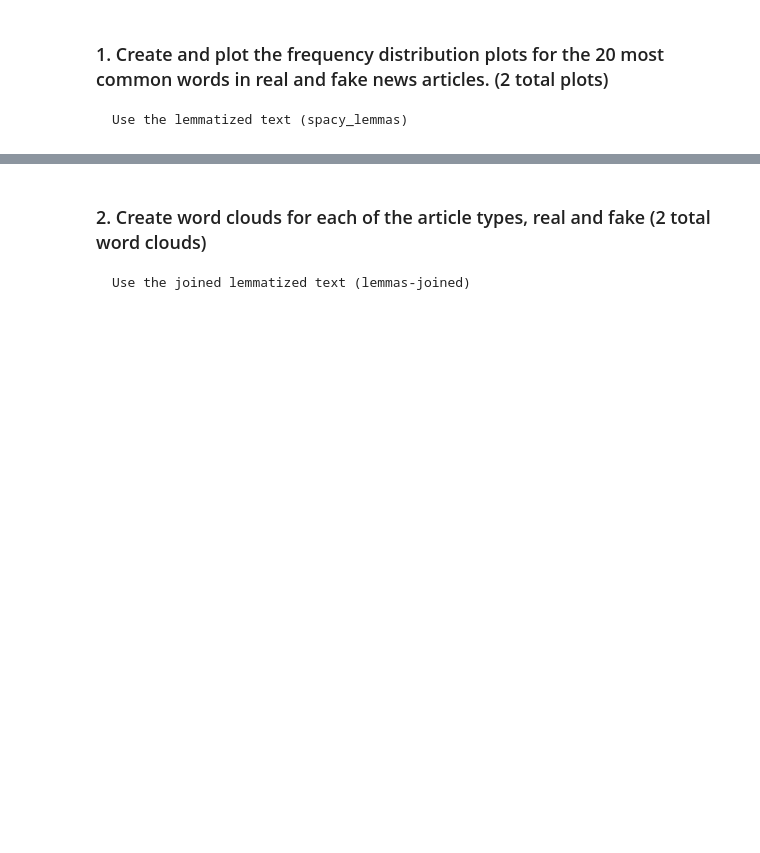
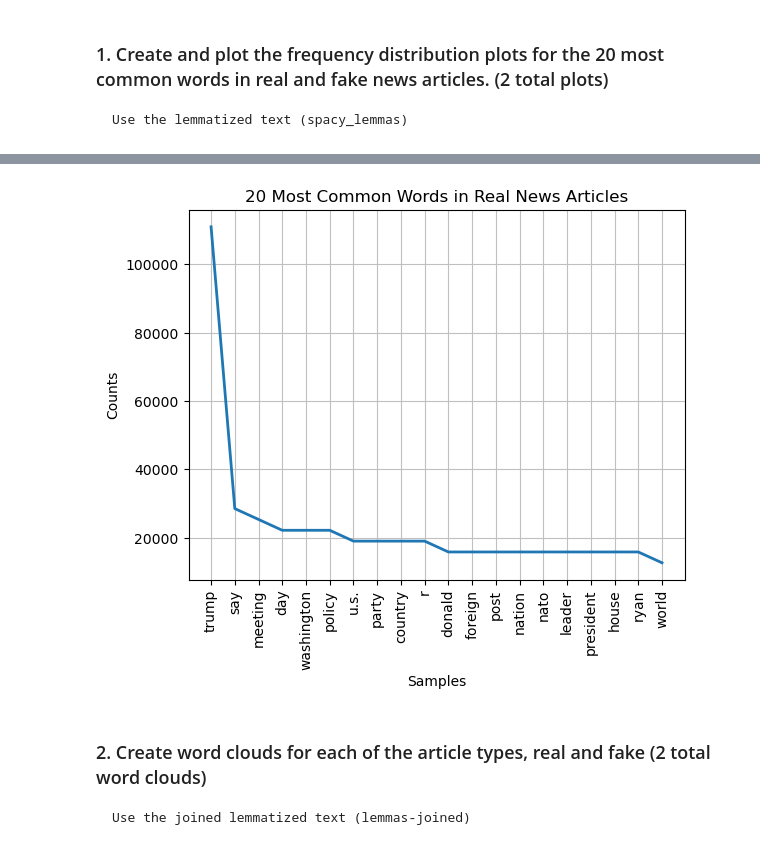
Before and after one commit to EhLeeOod/advanced-machine-learning, a Jupyter notebook: core-comparing-texts.ipynb, the cells around one changed output, grey strips where cells are left out. Saved outputs shown, nothing was run; the diff lists cells and outputs as text; code cells hidden in the pictures; blank space fills up the shorter version.

```diff
--- a/core-comparing-texts.ipynb
+++ b/core-comparing-texts.ipynb
@@ -200,0 +240,9 @@ AttributeError: 'Series' object has no attribute 'split'
+# %%
+# concatenate all lists of real lemmas
+real_results = []
+for x in real_lemmas:
+    x=0
+    if x == 3171:
+        break
+    real_results = real_results+real_lemmas[x]
+    x=x+1
@@ -201,3 +269,9 @@ AttributeError: 'Series' object has no attribute 'split'
+# %%
+# Pass the tokenized lemmas to the class constructor and plot the distribution
+low_dist = FreqDist(real_results)
+ax = low_dist.plot(20, show = False, title='20 Most Common Words in Real News Articles');
+# %% [output]
+[figure, added]
 # %% [markdown]
 ### 2. Create word clouds for each of the article types, real and fake (2 total word clouds)
     Use the joined lemmatized text (lemmas-joined)
```
Also changed, not shown: parts of 7 cells of this notebook.
